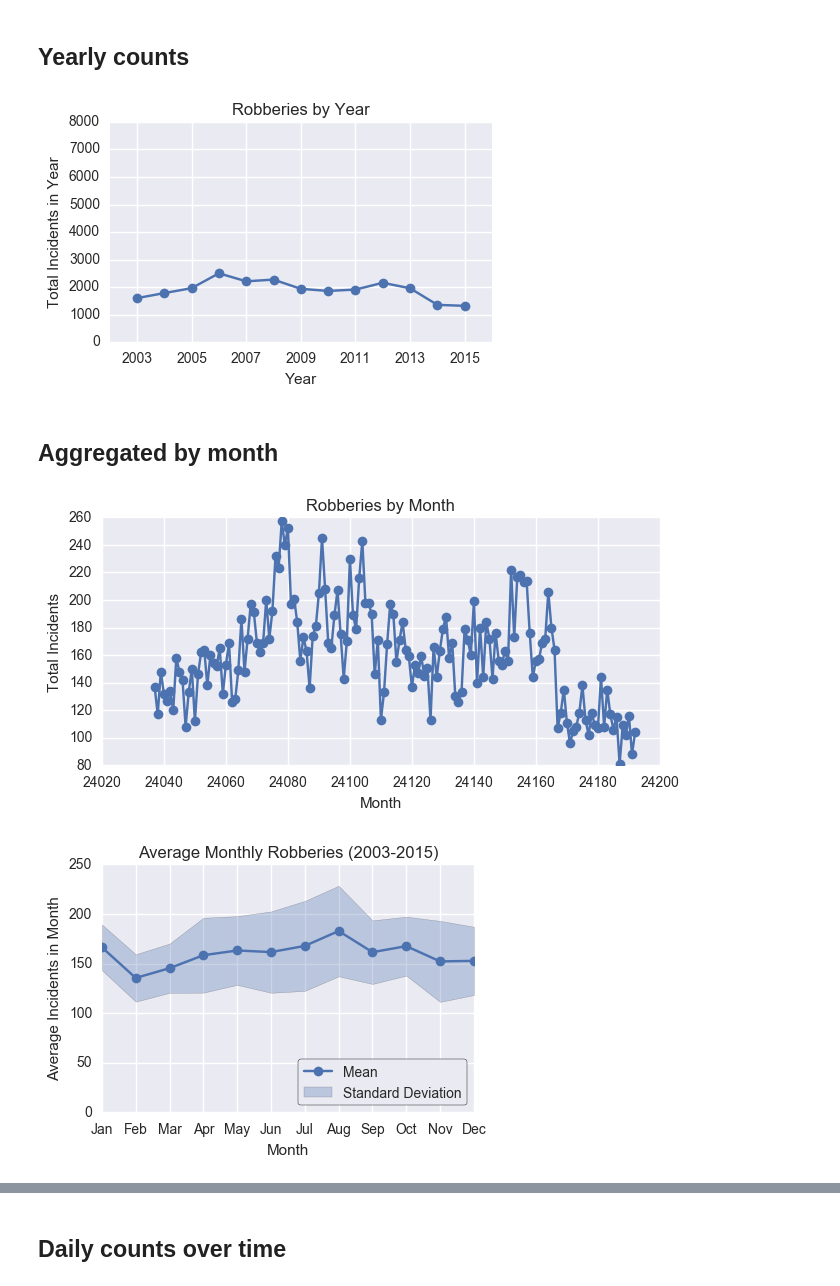
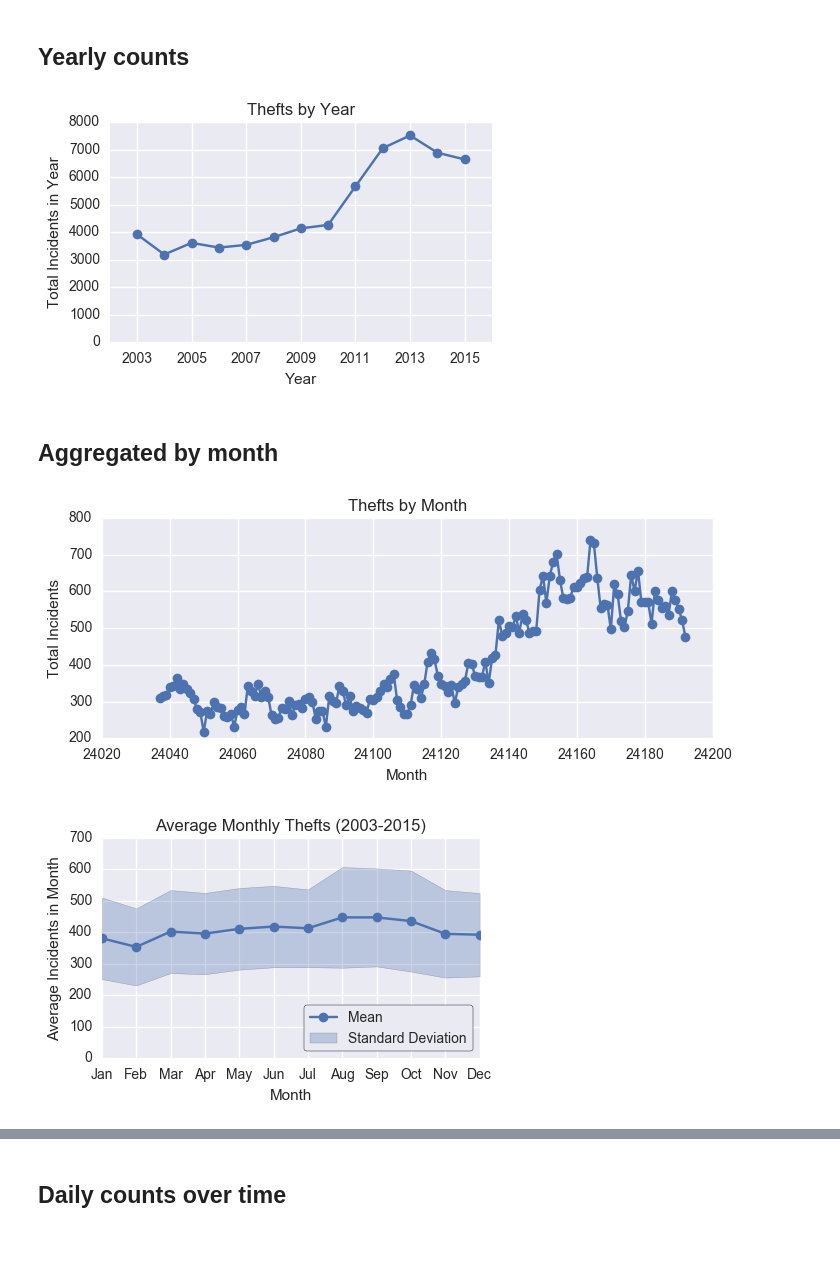
Before and after one commit to jayqi/sf-walk-safety, a Jupyter notebook: ipynbs/Crime Histograms and KDEs.ipynb, the cells around one changed output, grey strips where cells are left out. Saved outputs shown, nothing was run; the diff lists cells and outputs as text; code cells hidden in the pictures; blank space fills up the shorter version.

```diff
--- a/ipynbs/Crime Histograms and KDEs.ipynb
+++ b/ipynbs/Crime Histograms and KDEs.ipynb
@@ -27,8 +27,8 @@ mpl.rcParams['legend.fancybox'] = True
 # %% [markdown]
 # Read data
 # %%
-#dataset = 'thefts'
-dataset = 'robberies'
+dataset = 'thefts'
+#dataset = 'robberies'
 
 if dataset == 'thefts':
     fulldf = pd.read_pickle('../data/theft-street.p')
@@ -160,36 +146,41 @@ plt.plot(yearlytotal['year'],yearlytotal['count'],'o-')
 plt.xlabel('Year')
 plt.ylabel('Total Incidents in Year')
 plt.title(uppercase+' by Year')
-plt.axis([2002, 2016, 0, 8000])
+
+if dataset == 'thefts':
+    plt.axis([2002, 2016, 0, 8000])
+elif dataset == 'robberies':
+    plt.axis([2002, 2016, 0, 3000])
 plt.xticks(range(2003,2016,2), range(2003,2016,2))
 plt.tight_layout()
 plt.savefig('plots/%s-yearlycounts.png' % lowercase)
 pass
 # %% [output]
-[figure, old version]
+[figure, new version]
 # %% [markdown]
 ## Aggregated by month
 # %%
 def monthyear2num(month,year):
     return year*12 + month
 
 def num2monthyear(num):
     month = num % 12
     year = (num-month) / 12
     return "%.2d/%.2d" % (month,year)
 
 groupbyyearmonth = df[['year','month']].groupby(by=['year','month']).size().to_frame(name="count")
 groupbyyearmonth.reset_index(inplace=True)
 groupbyyearmonth['monthyear'] = groupbyyearmonth.apply(lambda row: row['year']*12 + row['month'],axis=1)
 
 plt.figure(figsize=(7.2,3.2))
 plt.plot(groupbyyearmonth['monthyear'],groupbyyearmonth['count'],'o-')
 plt.xlabel('Month')
 plt.ylabel('Total Incidents')
 plt.title(uppercase+' by Month')
+plt.tight_layout()
 pass
 # %% [output]
-[figure, old version]
+[figure, new version]
 # %%
 groupbymonth = groupbyyearmonth[['month','count']].groupby(by='month')
 groupbymonth = groupbymonth['count'].agg({'sum' : sum, 'mean' : np.mean, 'std' : np.std})
@@ -212,10 +203,11 @@ elif dataset == 'robberies':
 
 months = ['Jan','Feb','Mar','Apr','May','Jun','Jul','Aug','Sep','Oct','Nov','Dec']
 plt.xticks(range(1,13,1), months)
+plt.tight_layout()
 plt.savefig('plots/%s-monthlyaverage.png' % lowercase)
 pass
 # %% [output]
-[figure, old version]
+[figure, new version]
 # %%
 yearlist = [2003, 2006, 2009, 2012, 2015]
 for year in yearlist:
```
Also changed, not shown: parts of 21 cells of this notebook.
